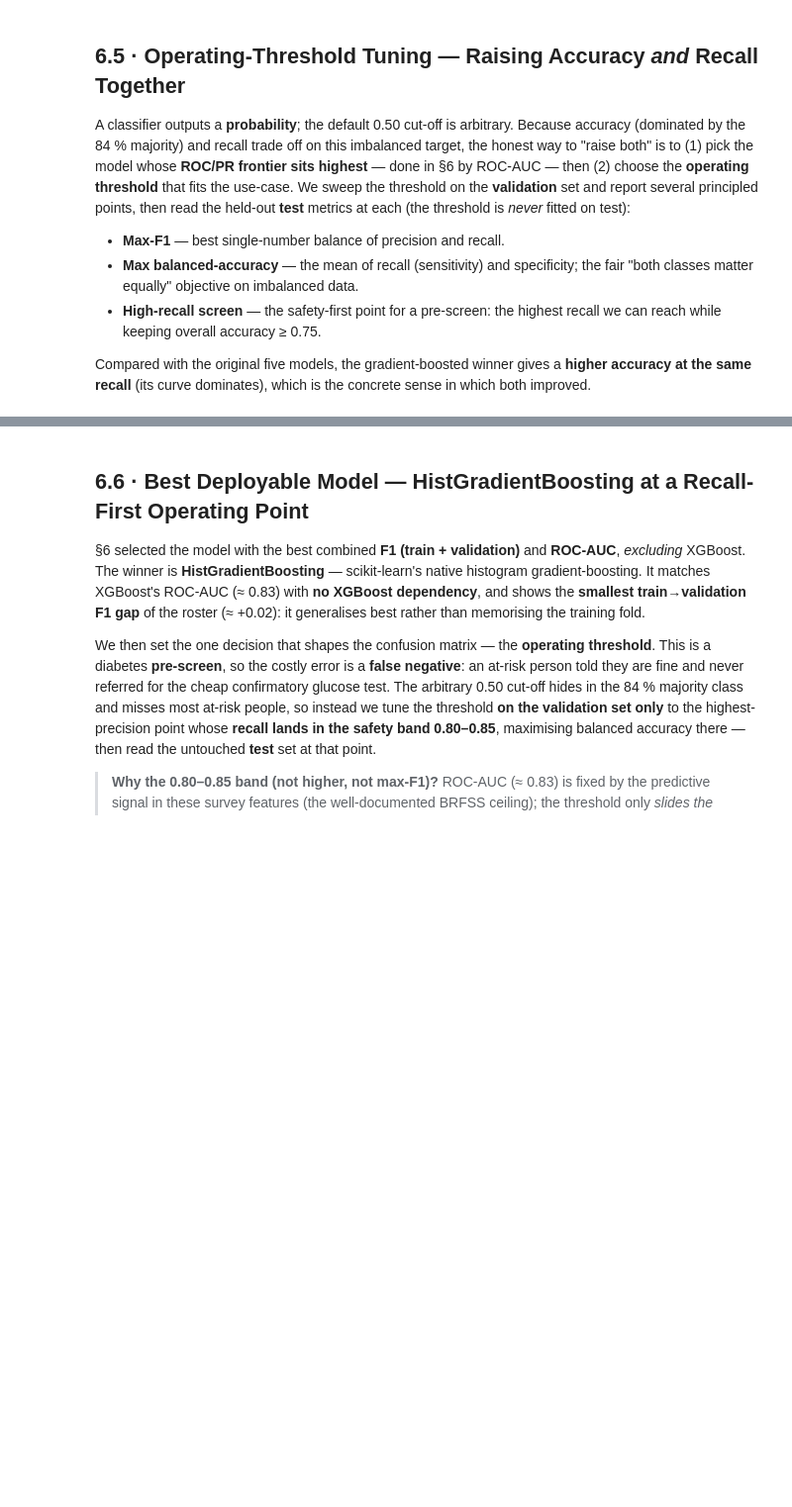
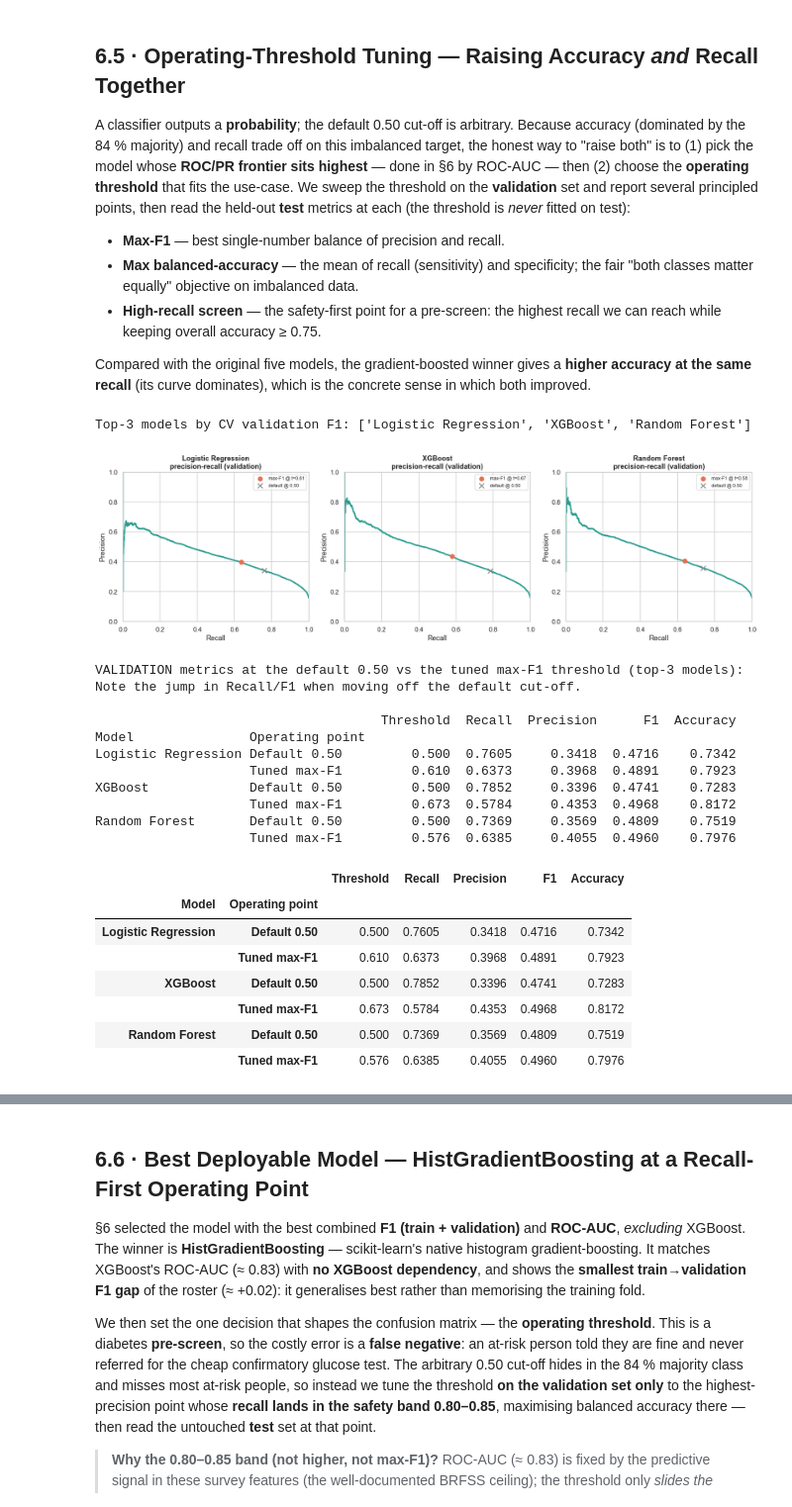
Before and after one commit to energelpen/ET0737-MLAI-Project, a Jupyter notebook: notebooks/02_Diabetes_2015_Modelling.ipynb, the cells around one changed output, grey strips where cells are left out. Shown at 99% size. Saved outputs shown, nothing was run; the diff lists cells and outputs as text; code cells hidden in the pictures; blank space fills up the shorter version.

```diff
--- a/notebooks/02_Diabetes_2015_Modelling.ipynb
+++ b/notebooks/02_Diabetes_2015_Modelling.ipynb
@@ -779,6 +1023,78 @@ held-out **test** metrics at each (the threshold is *never* fitted on test):
 
 Compared with the original five models, the gradient-boosted winner gives a **higher accuracy at
 the same recall** (its curve dominates), which is the concrete sense in which both improved.
+# %%
+# ============================================================================
+# Change 3 - Decision-threshold tuning for the TOP-3 models (precision-recall curves)
+# ----------------------------------------------------------------------------
+# The default 0.50 cut-off is arbitrary on an imbalanced dataset: e.g. Logistic Regression can
+# have a good ROC-AUC (~0.82) yet F1 ~0.30 at 0.50, because it rarely crosses 0.50 for the rare
+# positive class. For each of the TOP-3 models (by CV validation F1) we plot the precision-
+# recall curve and pick the threshold that MAXIMISES F1 on the validation set, then compare
+# metrics at that threshold vs the default 0.50. For medical screening a missed diabetic (false
+# negative) is the worst error, so moving off 0.50 also lifts recall.
+from sklearn.metrics import precision_recall_curve
+
+top3 = cv_df.head(3).index.tolist()                 # top 3 by CV validation F1
+print("Top-3 models by CV validation F1:", top3, "\n")
+
+fig, axes = plt.subplots(1, 3, figsize=(16, 4.8))
+threshold_rows = []
+for ax, name in zip(axes, top3):
+    model = fitted[name]
+    pv = model.predict_proba(X_val)[:, 1]                       # tune on VALIDATION only
+    prec, rec, thr = precision_recall_curve(y_val, pv)          # len(thr) == len(prec) - 1
+    f1s = 2 * prec * rec / (prec + rec + 1e-12)                 # F1 at each PR point
+    best_i = int(np.nanargmax(f1s[:-1]))                        # skip last point (no threshold)
+    t_star = float(thr[best_i])                                 # F1-maximising threshold
+
+    ax.plot(rec, prec, color="#2A9D8F", lw=2)
+    ax.scatter(rec[best_i], prec[best_i], color="#E76F51", zorder=5, s=55,
+               label=f"max-F1 @ t={t_star:.2f}")
+    d = (pv >= 0.5)                                             # default-0.50 point for contrast
+    ax.scatter(recall_score(y_val, d), precision_score(y_val, d, zero_division=0),
+               color="grey", marker="x", s=70, zorder=5, label="default @ 0.50")
+    ax.set_title(f"{name}\nprecision-recall (validation)")
+    ax.set_xlabel("Recall"); ax.set_ylabel("Precision")
+    ax.set_xlim(0, 1); ax.set_ylim(0, 1); ax.legend(fontsize=8)
+
+    # Record metrics at BOTH operating points so we can report the tuned threshold, not just 0.50
+    for tag, t in [("Default 0.50", 0.5), ("Tuned max-F1", t_star)]:
+        p = (pv >= t).astype(int)
+        threshold_rows.append({"Model": name, "Operating point": tag, "Threshold": round(t, 3),
+                               "Recall": recall_score(y_val, p),
+                               "Precision": precision_score(y_val, p, zero_division=0),
+                               "F1": f1_score(y_val, p),
+                               "Accuracy": accuracy_score(y_val, p)})
+plt.tight_layout(); plt.show()
+
+thr_tbl = pd.DataFrame(threshold_rows).set_index(["Model", "Operating point"]).round(4)
+print("VALIDATION metrics at the default 0.50 vs the tuned max-F1 threshold (top-3 models):")
+print("Note the jump in Recall/F1 when moving off the default cut-off.\n")
+print(thr_tbl.to_string())
+thr_tbl
+# %% [output]
+Top-3 models by CV validation F1: ['Logistic Regression', 'XGBoost', 'Random Forest']
+[figure, added]
+VALIDATION metrics at the default 0.50 vs the tuned max-F1 threshold (top-3 models):
+Note the jump in Recall/F1 when moving off the default cut-off.
+
+                                     Threshold  Recall  Precision      F1  Accuracy
+Model               Operating point
+Logistic Regression Default 0.50         0.500  0.7605     0.3418  0.4716    0.7342
+                    Tuned max-F1         0.610  0.6373     0.3968  0.4891    0.7923
+XGBoost             Default 0.50         0.500  0.7852     0.3396  0.4741    0.7283
+                    Tuned max-F1         0.673  0.5784     0.4353  0.4968    0.8172
+Random Forest       Default 0.50         0.500  0.7369     0.3569  0.4809    0.7519
+                    Tuned max-F1         0.576  0.6385     0.4055  0.4960    0.7976
+|  |  | Threshold | Recall | Precision | F1 | Accuracy |
+| Model | Operating point |  |  |  |  |  |
+| Logistic Regression | Default 0.50 | 0.500 | 0.7605 | 0.3418 | 0.4716 | 0.7342 |
+|  | Tuned max-F1 | 0.610 | 0.6373 | 0.3968 | 0.4891 | 0.7923 |
+| XGBoost | Default 0.50 | 0.500 | 0.7852 | 0.3396 | 0.4741 | 0.7283 |
+|  | Tuned max-F1 | 0.673 | 0.5784 | 0.4353 | 0.4968 | 0.8172 |
+| Random Forest | Default 0.50 | 0.500 | 0.7369 | 0.3569 | 0.4809 | 0.7519 |
+|  | Tuned max-F1 | 0.576 | 0.6385 | 0.4055 | 0.4960 | 0.7976 |
 # %%
 from sklearn.metrics import balanced_accuracy_score
 
```
Also changed, not shown: parts of 27 cells of this notebook.
